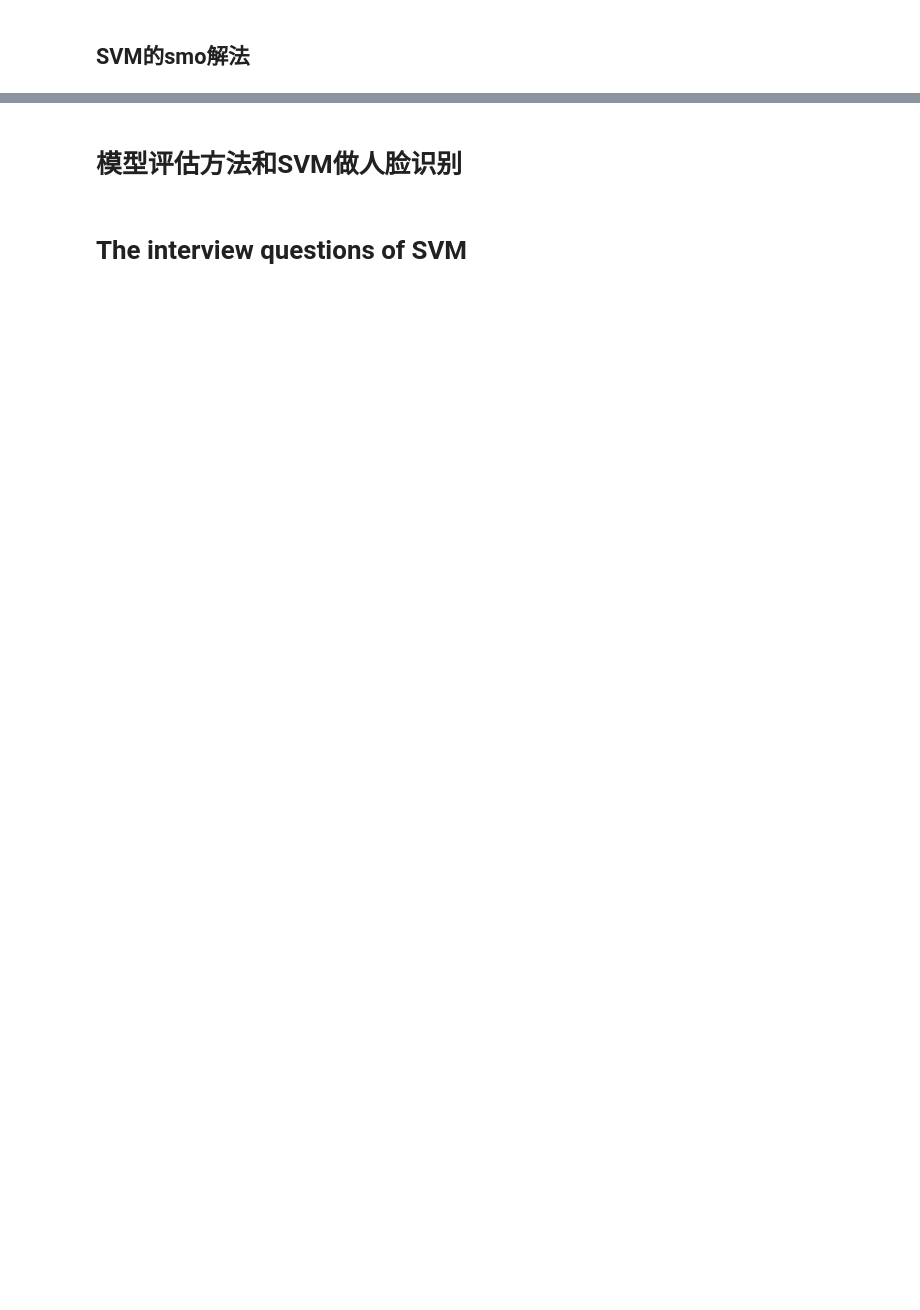
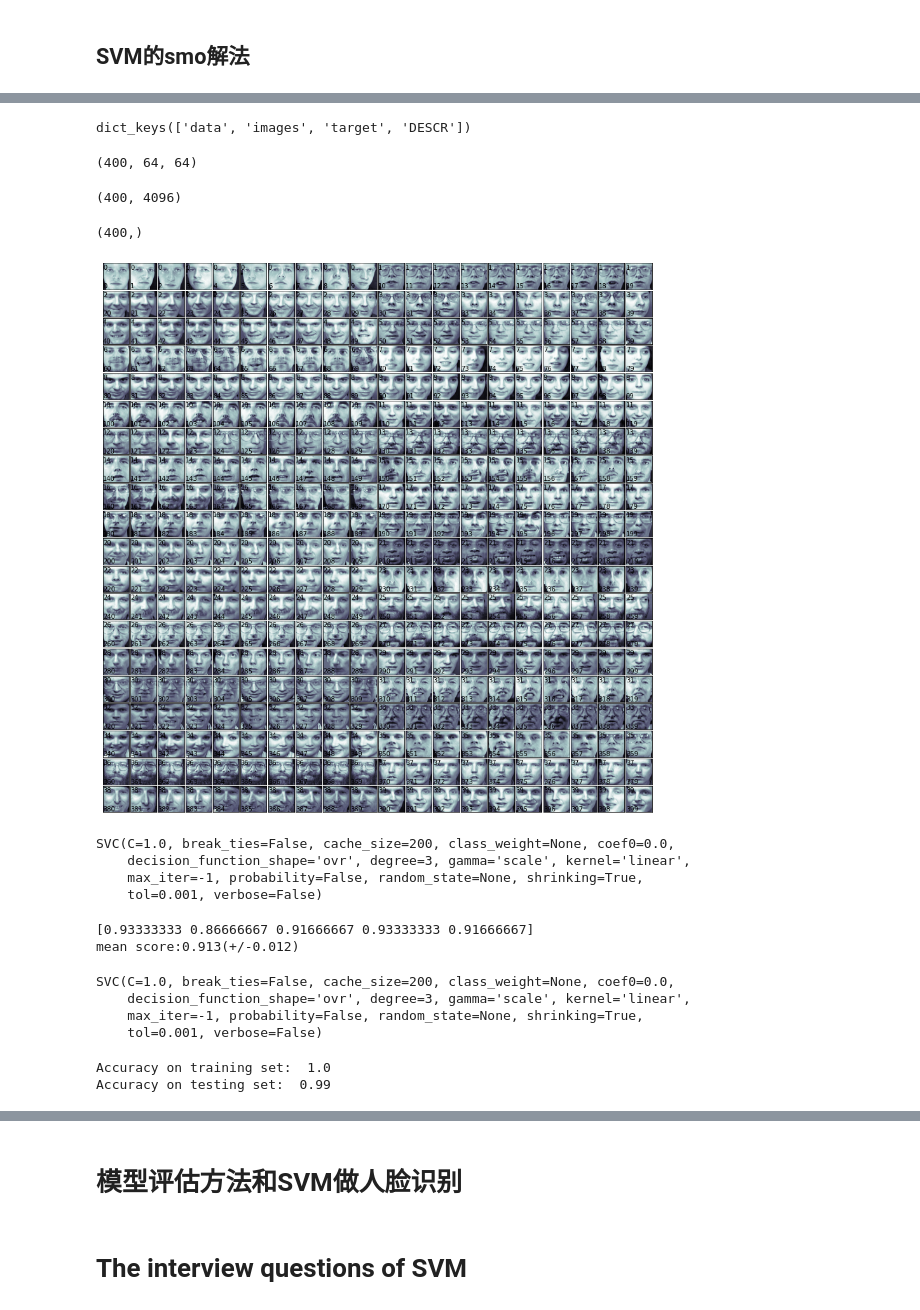
Before and after one commit to yeb2Binfang/ECE-GY-9163-ML-cyber, a Jupyter notebook: Lab/SVM_lab.ipynb, the cells around one changed output, grey strips where cells are left out. Saved outputs shown, nothing was run; the diff lists cells and outputs as text; code cells hidden in the pictures; blank space fills up the shorter version.

```diff
--- a/Lab/SVM_lab.ipynb
+++ b/Lab/SVM_lab.ipynb
@@ -537,0 +565,12 @@ The essential part of SVM is to maximize the margin which means we need to find
+# %%
+def print_faces(images, target, top_n):
+  # set the figure size
+  fig = plt.figure(figsize=(12,12))
+  fig.subplots_adjust(left=0,right=1,bottom=0,top=1,hspace=0.05,wspace=0.05)
+  for i in range(top_n):
+    # we will plot images in matrix 20 * 20
+    p = fig.add_subplot(20,20,i+1,xticks=[],yticks=[])
+    p.imshow(images[i], cmap=plt.cm.bone)
+    # label the image with the target value
+    p.text(0,14,str(target[i]))
+    p.text(0,60,str(i))
@@ -537,0 +579,3 @@ The essential part of SVM is to maximize the margin which means we need to find
+# %%
+# Load the data
+faces = fetch_olivetti_faces()
@@ -537,0 +604,30 @@ The essential part of SVM is to maximize the margin which means we need to find
+# %%
+print(faces.keys())
+# %% [output]
+dict_keys(['data', 'images', 'target', 'DESCR'])
+# %%
+# 400 images in total and each image is 64*64
+print(faces.images.shape)
+# %% [output]
+(400, 64, 64)
+# %%
+print(faces.data.shape)
+# %% [output]
+(400, 4096)
+# %%
+print(faces.target.shape)
+# %% [output]
+(400,)
+# %%
+# print out faces
+print_faces(faces.images, faces.target, 400)
+# %% [output]
+[figure, added]
+# %%
+svc_1 = SVC(kernel='linear')
+print(svc_1)
+# %% [output]
+SVC(C=1.0, break_ties=False, cache_size=200, class_weight=None, coef0=0.0,
+    decision_function_shape='ovr', degree=3, gamma='scale', kernel='linear',
+    max_iter=-1, probability=False, random_state=None, shrinking=True,
+    tol=0.001, verbose=False)
@@ -537,0 +637,18 @@ The essential part of SVM is to maximize the margin which means we need to find
+# %%
+evaluate_cross_validation(svc_1, X_train, y_train, 5)
+# %% [output]
+[0.93333333 0.86666667 0.91666667 0.93333333 0.91666667]
+mean score:0.913(+/-0.012)
+# %%
+svc_1.fit(X_train,y_train)
+# %% [output]
+SVC(C=1.0, break_ties=False, cache_size=200, class_weight=None, coef0=0.0,
+    decision_function_shape='ovr', degree=3, gamma='scale', kernel='linear',
+    max_iter=-1, probability=False, random_state=None, shrinking=True,
+    tol=0.001, verbose=False)
+# %%
+print("Accuracy on training set: ", svc_1.score(X_train, y_train))
+print("Accuracy on testing set: ", svc_1.score(X_test, y_test))
+# %% [output]
+Accuracy on training set:  1.0
+Accuracy on testing set:  0.99
```
Also changed, not shown: parts of 14 cells of this notebook.
